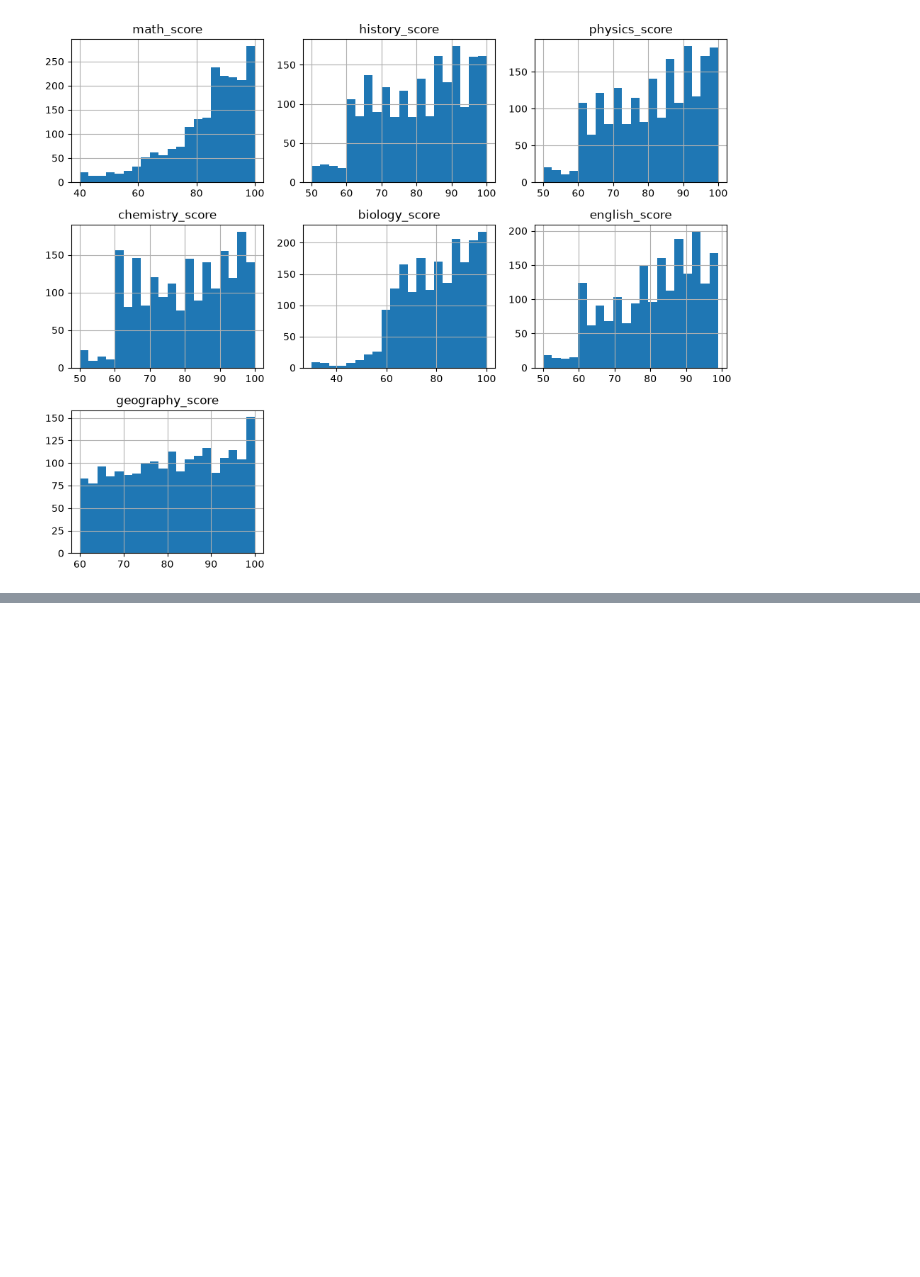
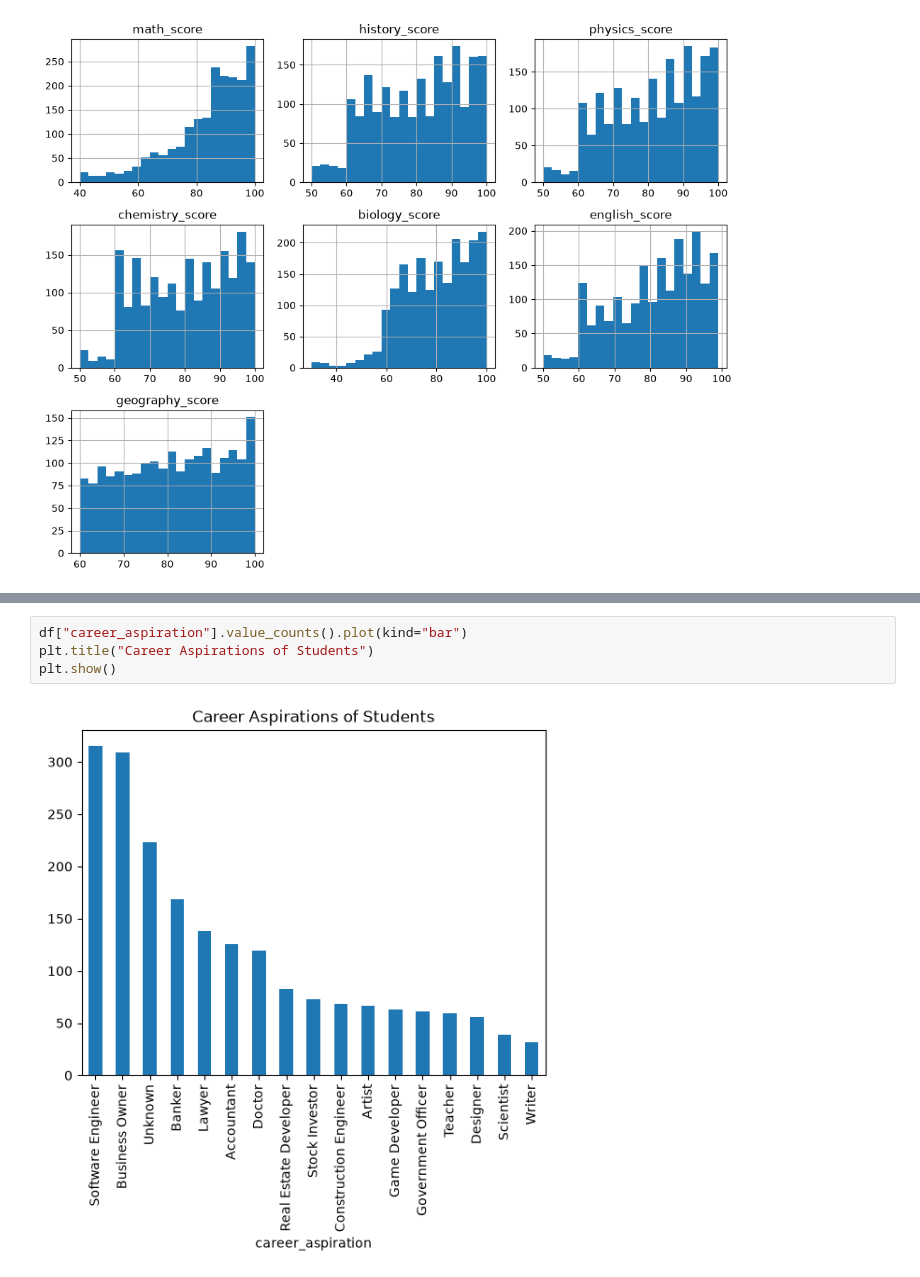
Before and after one commit to vincentkyalomusembi/ML-1.0, a Jupyter notebook: python.ipynb, the cells around one changed output, grey strips where cells are left out. Drawn from its saved outputs; the diff is of its cells as text; blank space fills up the shorter version.

```diff
--- a/python.ipynb
+++ b/python.ipynb
@@ -189,0 +199,6 @@ sns
+# %%
+df["career_aspiration"].value_counts().plot(kind="bar")
+plt.title("Career Aspirations of Students")
+plt.show()
+# %% [output]
+[figure, added]
```
Also changed, not shown: parts of 12 cells of this notebook.
